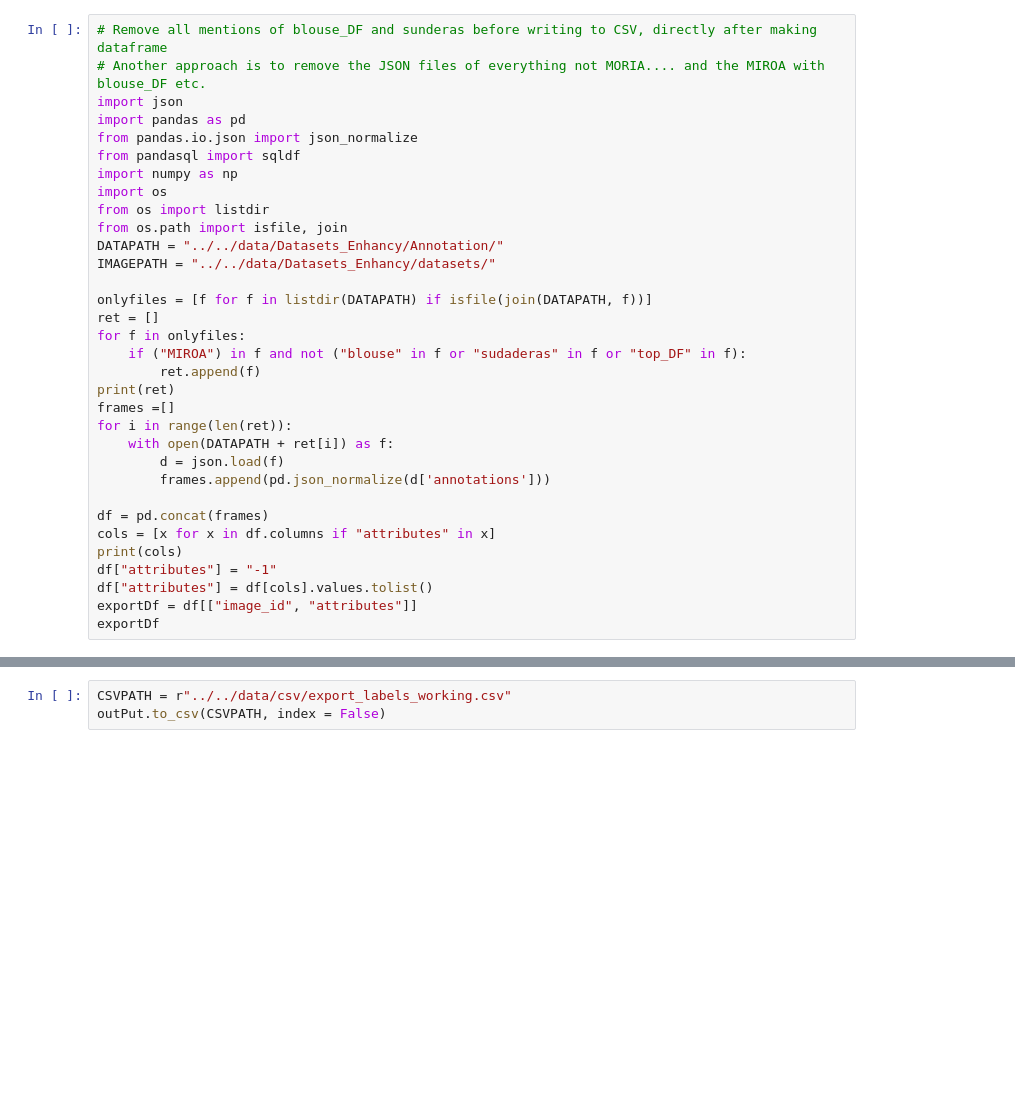
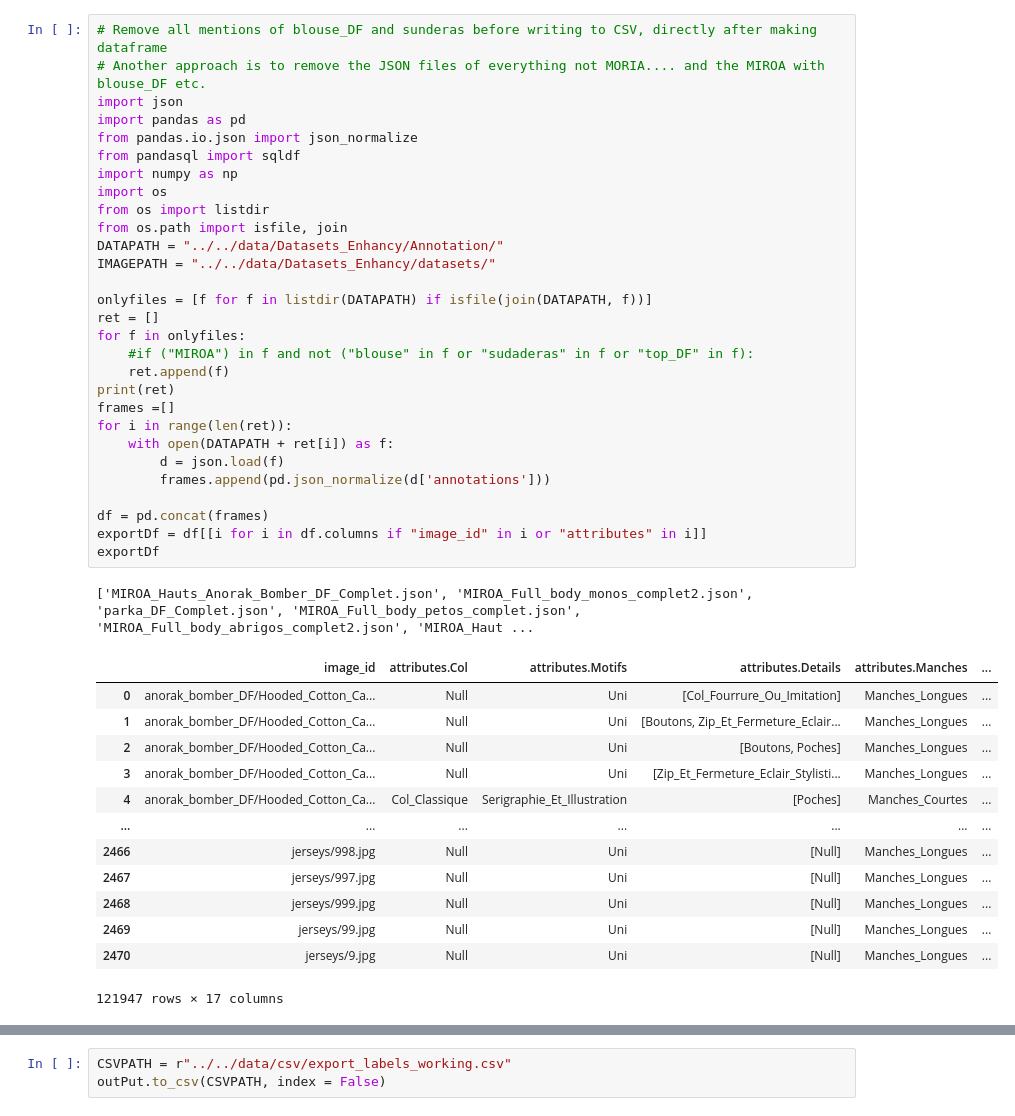
Before and after one commit to Nenonymo/classClothes, a Jupyter notebook: src/python/labelparse.ipynb, the cells around one changed output, grey strips where cells are left out. Drawn from its saved outputs; the diff is of its cells as text; blank space fills up the shorter version.

```diff
--- a/src/python/labelparse.ipynb
+++ b/src/python/labelparse.ipynb
@@ -1,36 +1,47 @@
 # %%
 # Remove all mentions of blouse_DF and sunderas before writing to CSV, directly after making dataframe
 # Another approach is to remove the JSON files of everything not MORIA.... and the MIROA with blouse_DF etc.
 import json
 import pandas as pd
 from pandas.io.json import json_normalize
 from pandasql import sqldf
 import numpy as np
 import os
 from os import listdir
 from os.path import isfile, join
 DATAPATH = "../../data/Datasets_Enhancy/Annotation/"
 IMAGEPATH = "../../data/Datasets_Enhancy/datasets/"
 
 onlyfiles = [f for f in listdir(DATAPATH) if isfile(join(DATAPATH, f))]
 ret = []
 for f in onlyfiles:
-    if ("MIROA") in f and not ("blouse" in f or "sudaderas" in f or "top_DF" in f):
-        ret.append(f)
+    #if ("MIROA") in f and not ("blouse" in f or "sudaderas" in f or "top_DF" in f):
+    ret.append(f)
 print(ret)
 frames =[]
 for i in range(len(ret)):
     with open(DATAPATH + ret[i]) as f:
         d = json.load(f)
         frames.append(pd.json_normalize(d['annotations']))
 
 df = pd.concat(frames)
-cols = [x for x in df.columns if "attributes" in x]
-print(cols)
-df["attributes"] = "-1"
-df["attributes"] = df[cols].values.tolist()
-exportDf = df[["image_id", "attributes"]]
+exportDf = df[[i for i in df.columns if "image_id" in i or "attributes" in i]]
 exportDf
+# %% [output]
+['MIROA_Hauts_Anorak_Bomber_DF_Complet.json', 'MIROA_Full_body_monos_complet2.json', 'parka_DF_Complet.json', 'MIROA_Full_body_petos_complet.json', 'MIROA_Full_body_abrigos_complet2.json', 'MIROA_Haut ...
+|  | image_id | attributes.Col | attributes.Motifs | attributes.Details | attributes.Manches | ... |
+| 0 | anorak_bomber_DF/Hooded_Cotton_Ca... | Null | Uni | [Col_Fourrure_Ou_Imitation] | Manches_Longues | ... |
+| 1 | anorak_bomber_DF/Hooded_Cotton_Ca... | Null | Uni | [Boutons, Zip_Et_Fermeture_Eclair... | Manches_Longues | ... |
+| 2 | anorak_bomber_DF/Hooded_Cotton_Ca... | Null | Uni | [Boutons, Poches] | Manches_Longues | ... |
+| 3 | anorak_bomber_DF/Hooded_Cotton_Ca... | Null | Uni | [Zip_Et_Fermeture_Eclair_Stylisti... | Manches_Longues | ... |
+| 4 | anorak_bomber_DF/Hooded_Cotton_Ca... | Col_Classique | Serigraphie_Et_Illustration | [Poches] | Manches_Courtes | ... |
+| ... | ... | ... | ... | ... | ... | ... |
+| 2466 | jerseys/998.jpg | Null | Uni | [Null] | Manches_Longues | ... |
+| 2467 | jerseys/997.jpg | Null | Uni | [Null] | Manches_Longues | ... |
+| 2468 | jerseys/999.jpg | Null | Uni | [Null] | Manches_Longues | ... |
+| 2469 | jerseys/99.jpg | Null | Uni | [Null] | Manches_Longues | ... |
+| 2470 | jerseys/9.jpg | Null | Uni | [Null] | Manches_Longues | ... |
+121947 rows × 17 columns
 # %%
 deleted = 0
 changed = 0
```
Also changed, not shown: parts of 3 cells of this notebook, 1 other file.
